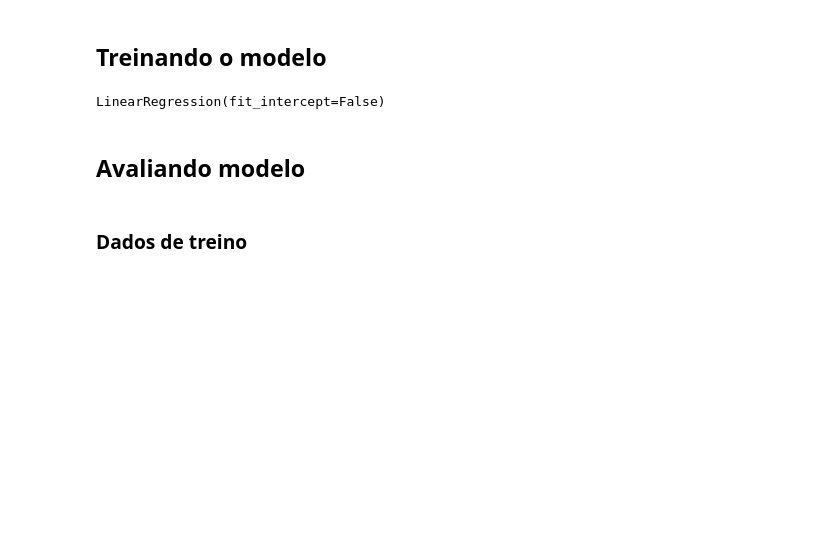
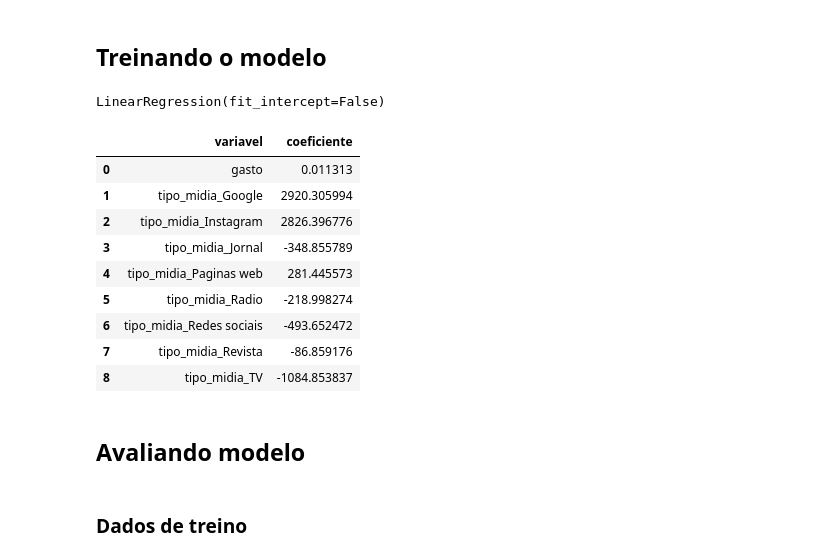
Before and after one commit to Gbrlmoraes/fiap_pbls_2024_2, a Jupyter notebook: PBL_fase_5/Analise_ROI.ipynb, the cells around one changed output. Drawn from its saved outputs; the diff is of its cells as text; code cells hidden in the pictures; blank space fills up the shorter version.

```diff
--- a/PBL_fase_5/Analise_ROI.ipynb
+++ b/PBL_fase_5/Analise_ROI.ipynb
@@ -106,6 +107,24 @@ fiapinho = LinearRegression(fit_intercept = False)
 fiapinho.fit(x_treino_encoded, y_treino)
 # %% [output]
 LinearRegression(fit_intercept=False)
+# %%
+# Analisando os coeficientes da regressão linear
+df_coef = pd.DataFrame({
+    'variavel' : x_treino_encoded.columns,
+    'coeficiente' : fiapinho.coef_
+})
+df_coef
+# %% [output]
+|  | variavel | coeficiente |
+| 0 | gasto | 0.011313 |
+| 1 | tipo_midia_Google | 2920.305994 |
+| 2 | tipo_midia_Instagram | 2826.396776 |
+| 3 | tipo_midia_Jornal | -348.855789 |
+| 4 | tipo_midia_Paginas web | 281.445573 |
+| 5 | tipo_midia_Radio | -218.998274 |
+| 6 | tipo_midia_Redes sociais | -493.652472 |
+| 7 | tipo_midia_Revista | -86.859176 |
+| 8 | tipo_midia_TV | -1084.853837 |
 # %% [markdown]
 ## Avaliando modelo
 # %%
```
Also changed, not shown: parts of 12 cells of this notebook.
